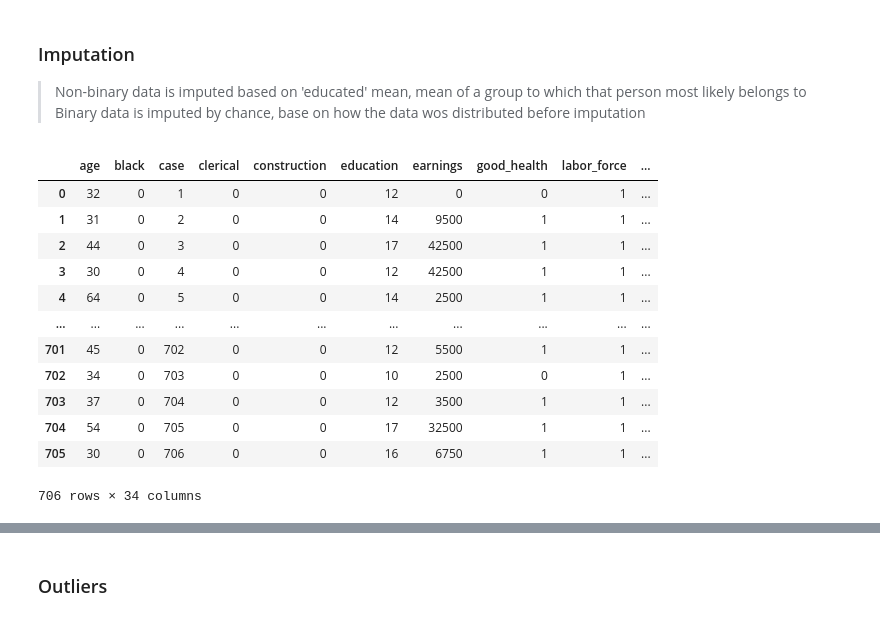
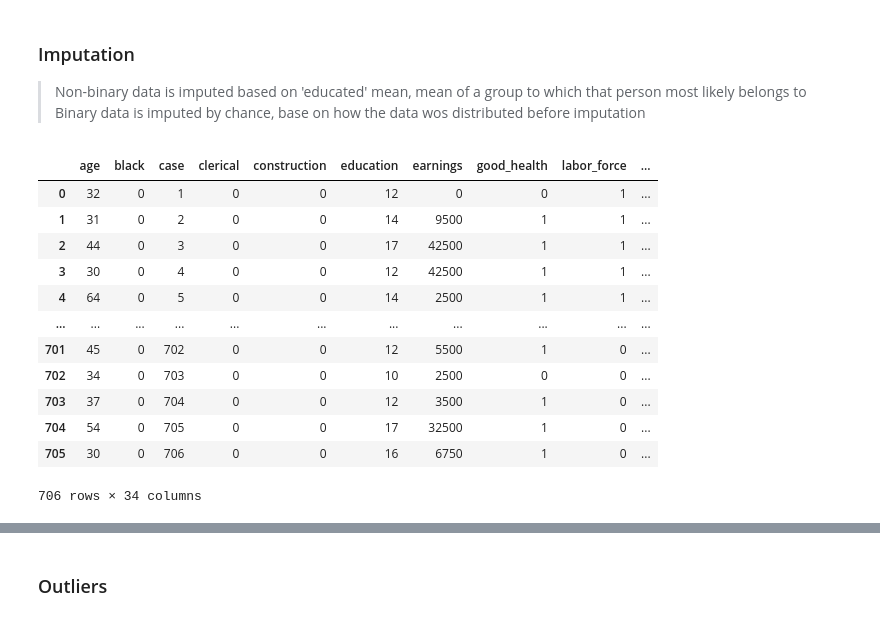
Before and after one commit to Mauzerov/DS-SleepData, a Jupyter notebook: Analysis.ipynb, the cells around one changed output, grey strips where cells are left out. Cells and saved outputs as stored; diff of their text form; code cells hidden in the pictures.

```diff
--- a/Analysis.ipynb
+++ b/Analysis.ipynb
@@ -159,64 +159,70 @@ sns.heatmap(df_nan[["labor_force", "hour_wage", "lhrwage"]].corr(),
 > Non-binary data is imputed based on 'educated' mean, mean of a group to which that person most likely belongs to
 > Binary data is imputed by chance, base on how the data wos distributed before imputation
 # %%
-def impute_by_priority_mean(df: pd.DataFrame, target_col: str, group_priority: list[str]) -> pd.DataFrame:
-    """Impute missing values in a target column using the mean of groups defined by a priority list of columns."""
-    group_means = {}
-    # Precompute means for all group levels
-    for i in range(len(group_priority), 0, -1):
-        group_cols = group_priority[:i]
-        group_means[tuple(group_cols)] = (
-            df.groupby(group_cols)[target_col].mean()
-        )
-
-    def impute(row):
-        if pd.notna(row[target_col]):
-            return row[target_col]
-        # Try from most specific to least specific group
+if False:
+    def impute_by_priority_mean(df: pd.DataFrame, target_col: str, group_priority: list[str]) -> pd.DataFrame:
+        """Impute missing values in a target column using the mean of groups defined by a priority list of columns."""
+        group_means = {}
+        # Precompute means for all group levels
         for i in range(len(group_priority), 0, -1):
             group_cols = group_priority[:i]
-            key = tuple(row[col] for col in group_cols)
-            means = group_means[tuple(group_cols)]
-            if key in means and pd.notna(means[key]):
-                return means[key]
-        return df[target_col].mean()
+            group_means[tuple(group_cols)] = (
+                df.groupby(group_cols)[target_col].mean()
+            )
 
-    df[target_col] = df.apply(impute, axis=1)
-    return df
+        def impute(row):
+            if pd.notna(row[target_col]):
+                return row[target_col]
+            # Try from most specific to least specific group
+            for i in range(len(group_priority), 0, -1):
+                group_cols = group_priority[:i]
+                key = tuple(row[col] for col in group_cols)
+                means = group_means[tuple(group_cols)]
+                if key in means and pd.notna(means[key]):
+                    return means[key]
+            return df[target_col].mean()
 
-priority = ["black", "education", "good_health", "male", "married", "self_employed", "expertise", "age"]
+        df[target_col] = df.apply(impute, axis=1)
+        return df
 
-float64_cols = df.select_dtypes(include=['float64'])
-columns_with_na = float64_cols.columns[float64_cols.isna().any()].tolist()
-for col in columns_with_na:
-    df = impute_by_priority_mean(df, col, priority)
+    priority = ["black", "education", "good_health", "male", "married", "self_employed", "expertise", "age"]
+
+    float64_cols = df.select_dtypes(include=['float64'])
+    columns_with_na = float64_cols.columns[float64_cols.isna().any()].tolist()
+    for col in columns_with_na:
+        df = impute_by_priority_mean(df, col, priority)
 
 
-random_columns = ["clerical", "construction"]
+    random_columns = ["clerical", "construction"]
 
-for col in random_columns:
-    probs = df[col].value_counts(normalize=True)
-    num_nans = df[col].isna().sum()
-    fill_values = np.random.choice(probs.index, size=num_nans, p=probs.values)
-    df.loc[df[col].isna(), col] = fill_values
+    for col in random_columns:
+        probs = df[col].value_counts(normalize=True)
+        num_nans = df[col].isna().sum()
+        fill_values = np.random.choice(probs.index, size=num_nans, p=probs.values)
+        df.loc[df[col].isna(), col] = fill_values
 
-# If both clerical and construction are 1, we assume construction is not applicable
-df[(df["clerical"] == 1) & (df["construction"] == 1)]["construction"] = 0
-df["labor_force"] = 1 # Assume all people are in labor force
-
+    # If both clerical and construction are 1, we assume construction is not applicable
+    df.loc[(df["clerical"] == 1) & (df["construction"] == 1), "construction"] = 0
+    df["labor_force"] = 1 # Assume all people are in labor force
+else:
+    non_working = df["labor_force"] == 0
+    df.loc[non_working, "clerical"] = 0
+    df.loc[non_working, "construction"] = 0
+    df.loc[non_working, "hour_wage"] = 0
+    df.loc[non_working, "lhrwage"] = 0
 df
 # %% [output]
 |  | age | black | case | clerical | construction | education | earnings | good_health | labor_force | ... |
 | 0 | 32 | 0 | 1 | 0 | 0 | 12 | 0 | 0 | 1 | ... |
 | 1 | 31 | 0 | 2 | 0 | 0 | 14 | 9500 | 1 | 1 | ... |
 | 2 | 44 | 0 | 3 | 0 | 0 | 17 | 42500 | 1 | 1 | ... |
 | 3 | 30 | 0 | 4 | 0 | 0 | 12 | 42500 | 1 | 1 | ... |
 | 4 | 64 | 0 | 5 | 0 | 0 | 14 | 2500 | 1 | 1 | ... |
 | ... | ... | ... | ... | ... | ... | ... | ... | ... | ... | ... |
-| 701 | 45 | 0 | 702 | 0 | 0 | 12 | 5500 | 1 | 1 | ... |
-| 702 | 34 | 0 | 703 | 0 | 0 | 10 | 2500 | 0 | 1 | ... |
-| 703 | 37 | 0 | 704 | 0 | 0 | 12 | 3500 | 1 | 1 | ... |
-| 704 | 54 | 0 | 705 | 0 | 0 | 17 | 32500 | 1 | 1 | ... |
-| 705 | 30 | 0 | 706 | 0 | 0 | 16 | 6750 | 1 | 1 | ... |
+| 701 | 45 | 0 | 702 | 0 | 0 | 12 | 5500 | 1 | 0 | ... |
+| 702 | 34 | 0 | 703 | 0 | 0 | 10 | 2500 | 0 | 0 | ... |
+| 703 | 37 | 0 | 704 | 0 | 0 | 12 | 3500 | 1 | 0 | ... |
+| 704 | 54 | 0 | 705 | 0 | 0 | 17 | 32500 | 1 | 0 | ... |
+| 705 | 30 | 0 | 706 | 0 | 0 | 16 | 6750 | 1 | 0 | ... |
 706 rows × 34 columns
 # %%
```
Also changed, not shown: parts of 12 cells of this notebook.
